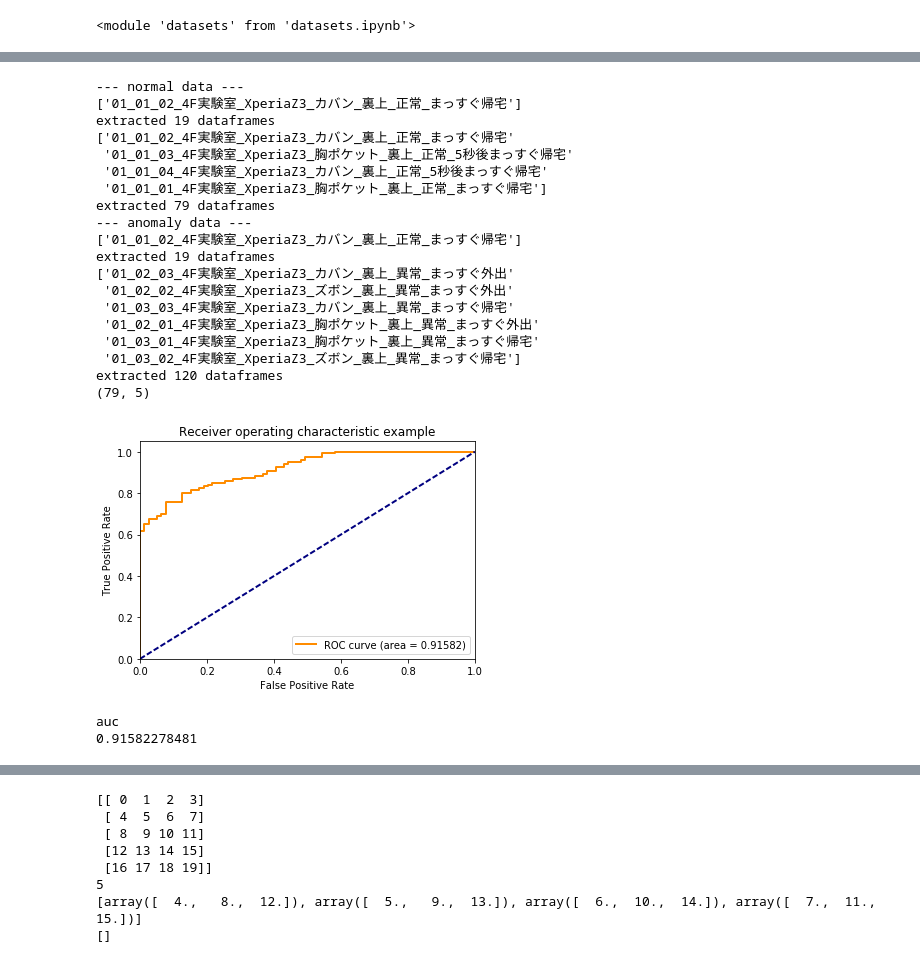
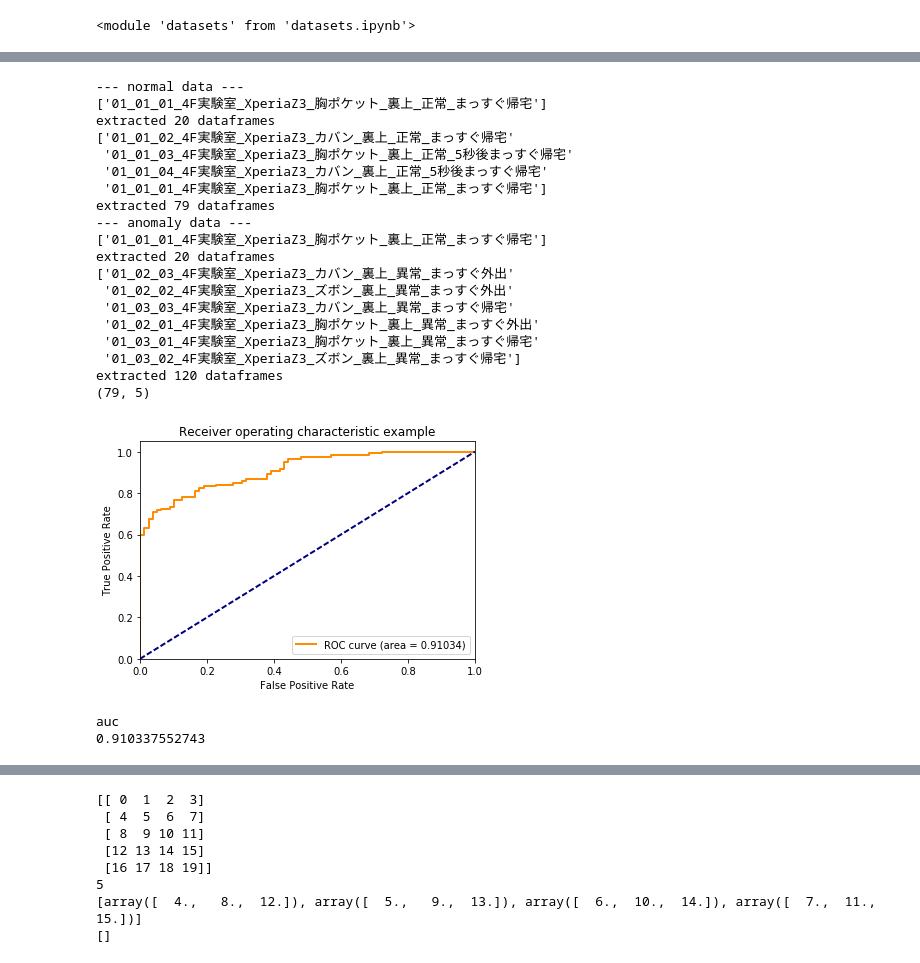
Before and after one commit to refluster/jupyter, a Jupyter notebook: 009.dkj_learn/evaluate.ipynb, the cells around one changed output, grey strips where cells are left out. Drawn from its saved outputs; the diff is of its cells as text; code cells hidden in the pictures.

```diff
--- a/009.dkj_learn/evaluate.ipynb
+++ b/009.dkj_learn/evaluate.ipynb
@@ -189,7 +189,7 @@ import estimator_rssibased as rssie
 def eval01():
     column=['rssi.a','rssi.b', ['linear_accel[0]','linear_accel[1]','linear_accel[2]']]
     before = 10
-    base = '01_01_02'
+    base = '01_01_01'
     normal = '^01_01'
     anomaly = '^01_0[23]'
 
@@ -228,40 +228,40 @@ def eval01():
 
     data_n = [d.ravel() for d in data_2d_n]
     data_o = [d.ravel() for d in data_2d_o]
 
     model = knn.EstimatorKNN()
     print(np.shape(data_n))
     model.fit(data_n)
     score_n = model.decision_function(data_n)
     score_o = model.decision_function(data_o)
     auc = roc_auc.get_auc_from_normal_outlier(score_n, score_o)
     print('auc')
     print(auc)
 
 eval01()
 # %% [output]
 --- normal data ---
-['01_01_02_4F実験室_XperiaZ3_カバン_裏上_正常_まっすぐ帰宅']
-extracted 19 dataframes
+['01_01_01_4F実験室_XperiaZ3_胸ポケット_裏上_正常_まっすぐ帰宅']
+extracted 20 dataframes
 ['01_01_02_4F実験室_XperiaZ3_カバン_裏上_正常_まっすぐ帰宅'
  '01_01_03_4F実験室_XperiaZ3_胸ポケット_裏上_正常_5秒後まっすぐ帰宅'
  '01_01_04_4F実験室_XperiaZ3_カバン_裏上_正常_5秒後まっすぐ帰宅'
  '01_01_01_4F実験室_XperiaZ3_胸ポケット_裏上_正常_まっすぐ帰宅']
 extracted 79 dataframes
 --- anomaly data ---
-['01_01_02_4F実験室_XperiaZ3_カバン_裏上_正常_まっすぐ帰宅']
-extracted 19 dataframes
+['01_01_01_4F実験室_XperiaZ3_胸ポケット_裏上_正常_まっすぐ帰宅']
+extracted 20 dataframes
 ['01_02_03_4F実験室_XperiaZ3_カバン_裏上_異常_まっすぐ外出'
  '01_02_02_4F実験室_XperiaZ3_ズボン_裏上_異常_まっすぐ外出'
  '01_03_03_4F実験室_XperiaZ3_カバン_裏上_異常_まっすぐ帰宅'
  '01_02_01_4F実験室_XperiaZ3_胸ポケット_裏上_異常_まっすぐ外出'
  '01_03_01_4F実験室_XperiaZ3_胸ポケット_裏上_異常_まっすぐ帰宅'
  '01_03_02_4F実験室_XperiaZ3_ズボン_裏上_異常_まっすぐ帰宅']
 extracted 120 dataframes
 (79, 5)
-[figure, old version]
+[figure, new version]
 auc
-0.91582278481
+0.910337552743
 # %%
 import roc_auc
 import datasets
```
Also changed, not shown: parts of 1 cell of this notebook.
